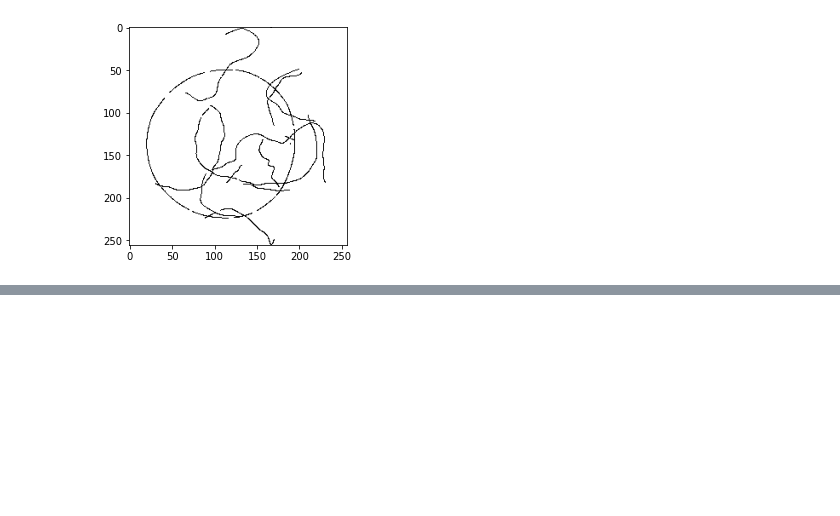
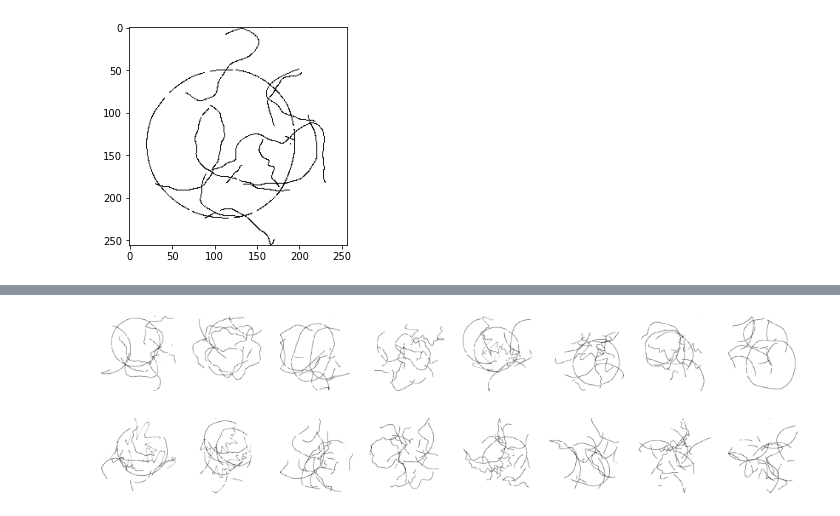
Before and after one commit to dcoates/amoebas_2025, a Jupyter notebook: amoeba2Dx.ipynb, the cells around one changed output, grey strips where cells are left out. Saved outputs shown, nothing was run; the diff lists cells and outputs as text; code cells hidden in the pictures; blank space fills up the shorter version.

```diff
--- a/amoeba2Dx.ipynb
+++ b/amoeba2Dx.ipynb
@@ -43,0 +44,30 @@ plt.imshow(255-img, cmap='bone')
+# %%
+# Make 100 targets:
+amoeba_struct = makeAmoebasX.AmoebaStruct(1,'large')
+imgs_targets = np.zeros( (100,amoeba_struct.image_rect_size,amoeba_struct.image_rect_size))
+for n in np.arange(100):
+    [s,xs,ys]=amoeba2Dxx.amoeba2Dxx( amoeba_struct, n, n )
+    imgs_targets[n]=render.render_amoeba(buf, xs,ys)
+# %%
+# Make 100 non-targets:
+amoeba_struct = makeAmoebasX.AmoebaStruct(0,'large')
+imgs_nontargets = np.zeros( (100,amoeba_struct.image_rect_size,amoeba_struct.image_rect_size))
+for n in np.arange(100):
+    [s,xs,ys]=amoeba2Dxx.amoeba2Dxx( amoeba_struct, -1, 10000+n ) # Offset so no clutter repeated within target imgs
+    imgs_nontargets[n]=render.render_amoeba(buf, xs,ys)
+# %%
+plt.figure(figsize=(17,3))
+for n in np.arange(8):
+    plt.subplot(1,8,n+1)
+    plt.imshow( 255-imgs_targets[n], cmap='bone')
+    plt.axis('off')
+# %% [output]
+[figure, added]
+# %%
+plt.figure(figsize=(17,3))
+for n in np.arange(8):
+    plt.subplot(1,8,n+1)
+    plt.imshow( 255-imgs_nontargets[n], cmap='bone')
+    plt.axis('off')
+# %% [output]
+[figure, added]
```
Also changed, not shown: parts of 2 cells of this notebook.
